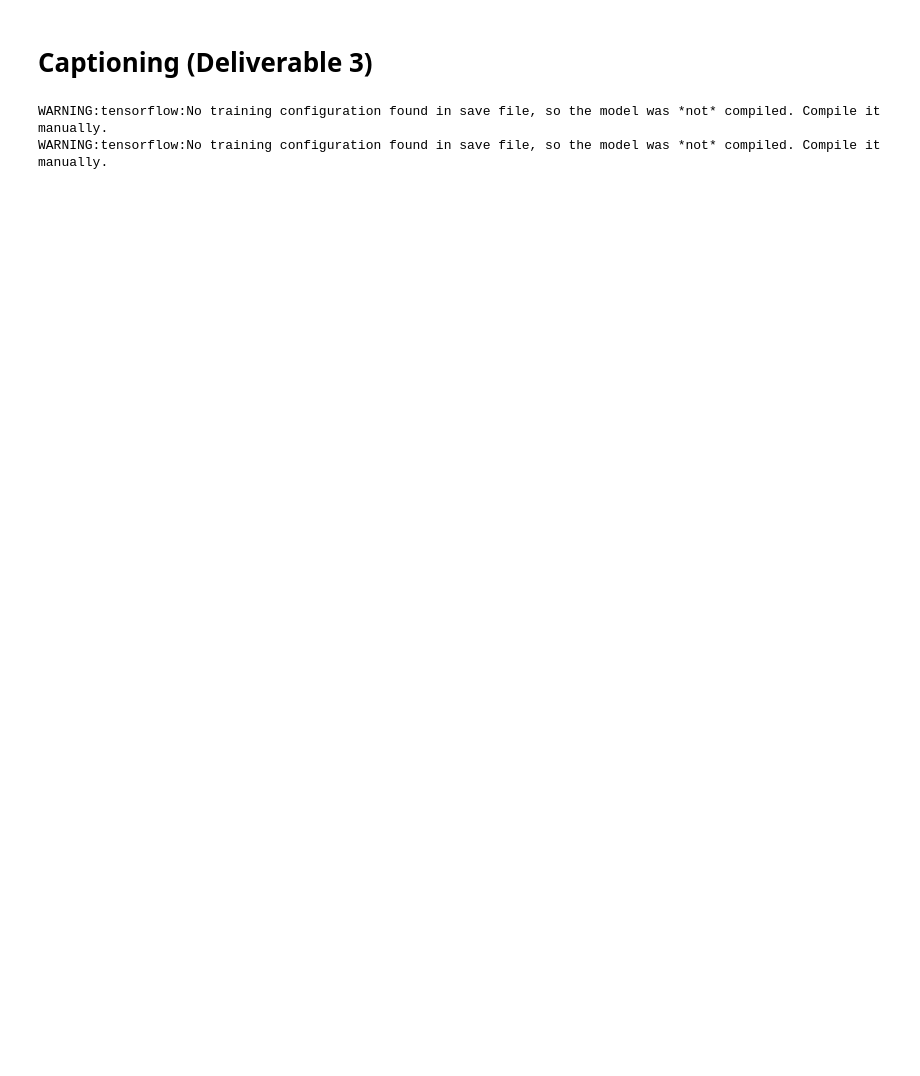
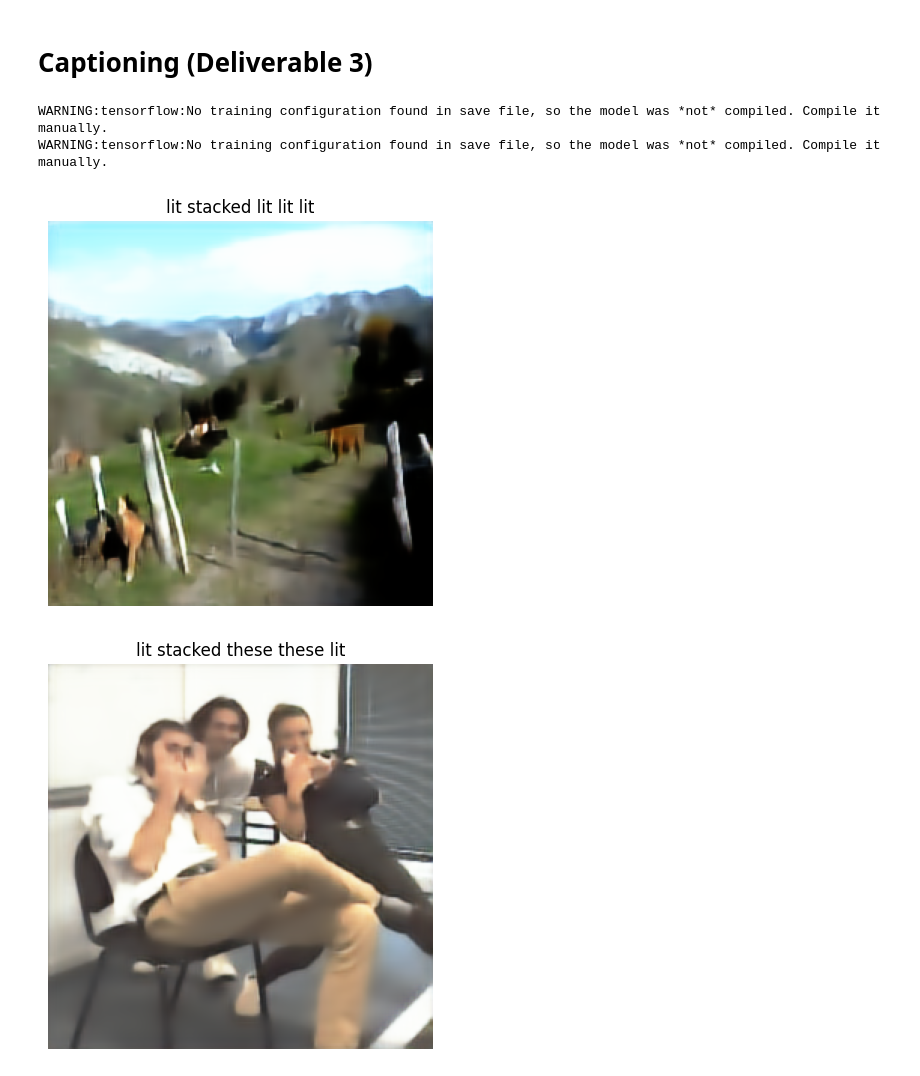
Before and after one commit to kallly/IA-A5-Tensorflow, a Jupyter notebook: 0_Pipeline.ipynb, the cells around one changed output. Saved outputs shown, nothing was run; the diff lists cells and outputs as text; code cells hidden in the pictures; blank space fills up the shorter version.

```diff
--- a/0_Pipeline.ipynb
+++ b/0_Pipeline.ipynb
@@ -114,12 +157,12 @@ hidden_layer = image_model.layers[-1].output
 
 image_features_extract_model = tf.keras.Model(new_input, hidden_layer)
 # %%
-# Import Encoder (CNN model)
-cap_encoder_path = 'models/cap_encoder_10.20.2022_12:22:21'
+# Import Encoder model
+cap_encoder_path = 'models/cap_encoder_10.20.2022_23:15:55'
 encoder = tf.keras.models.load_model(cap_encoder_path)
 
-# Import Decoder (RNN model)
-cap_decoder_path = 'models/cap_decoder_10.20.2022_12:22:21'
+# Import RNN model
+cap_decoder_path = 'models/cap_decoder_10.20.2022_23:15:56'
 decoder = tf.keras.models.load_model(cap_decoder_path)
 # %% [output]
 WARNING:tensorflow:No training configuration found in save file, so the model was *not* compiled. Compile it manually.
@@ -163,8 +170,9 @@ index_to_word = tf.keras.layers.StringLookup(
 # %%
-max_length = 7
-attention_features_shape = 64
+# Define function that create captions
+def evaluate(image):
+    max_length = 5
+    attention_features_shape = 64
 
-def evaluate(image):
     attention_plot = np.zeros((max_length, attention_features_shape))
 
     hidden = decoder.reset_state(batch_size=1)
@@ -198,11 +206,17 @@ def evaluate(image):
     attention_plot = attention_plot[:len(result), :]
     return result, attention_plot
 # %%
-def predict(dataset):
-    for image in dataset:
-        img = tf.convert_to_tensor(image)
-        img = tf.keras.layers.Resizing(299, 299)(img)
-        img = tf.keras.applications.inception_v3.preprocess_input(img)
+# Display photo and caption
+for photo in encoded_photos_dataset:
+    # Preprocess photo
+    img = tf.convert_to_tensor(photo)
+    img = tf.keras.layers.Resizing(299, 299)(img)
+    img = tf.keras.applications.inception_v3.preprocess_input(img)
 
-        result, attention_plot = evaluate(img)
-        display_single_image(image, ' '.join(result))
+    # Use model to compute captions
+    result = evaluate(img)
+    # Display
+    display_single_img(photo, ' '.join(result[0]))
+# %% [output]
+[figure, added]
+[figure, added]
```
Also changed, not shown: parts of 22 cells of this notebook, 6 other files.
